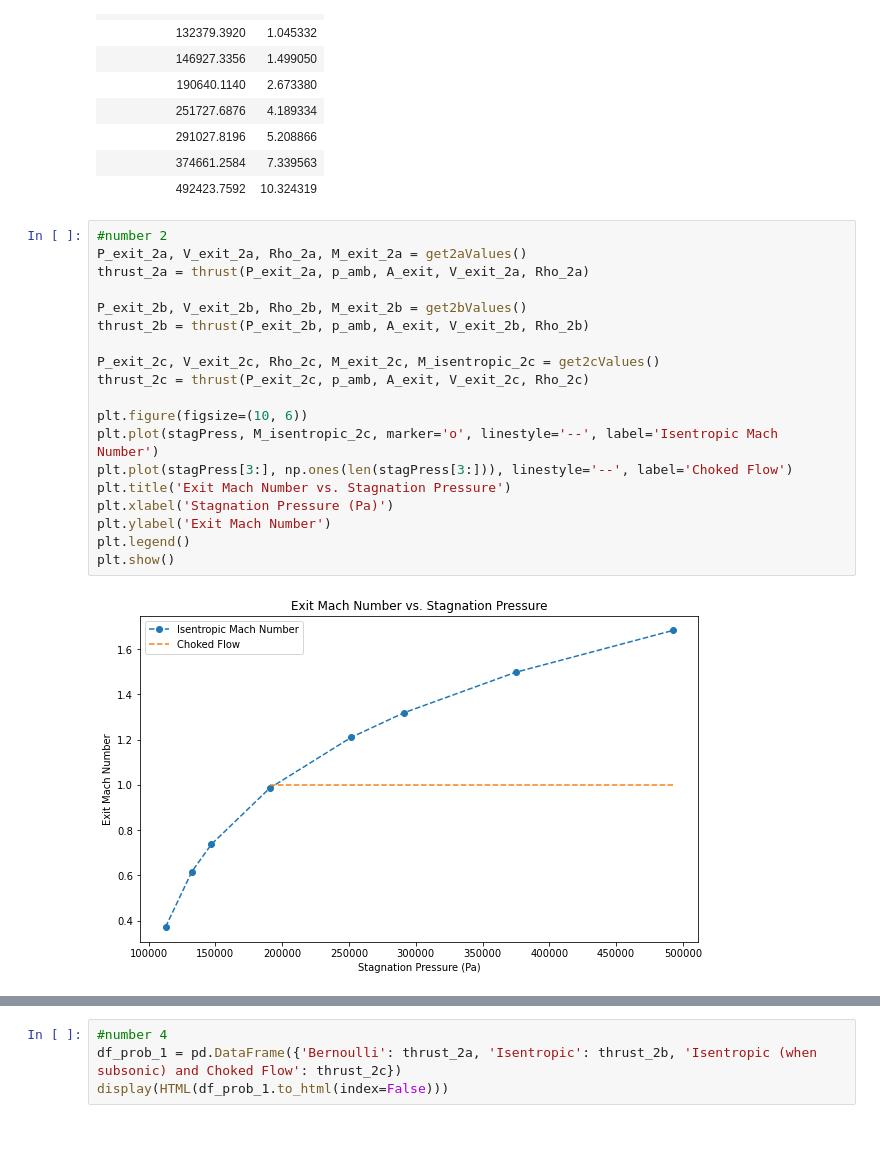
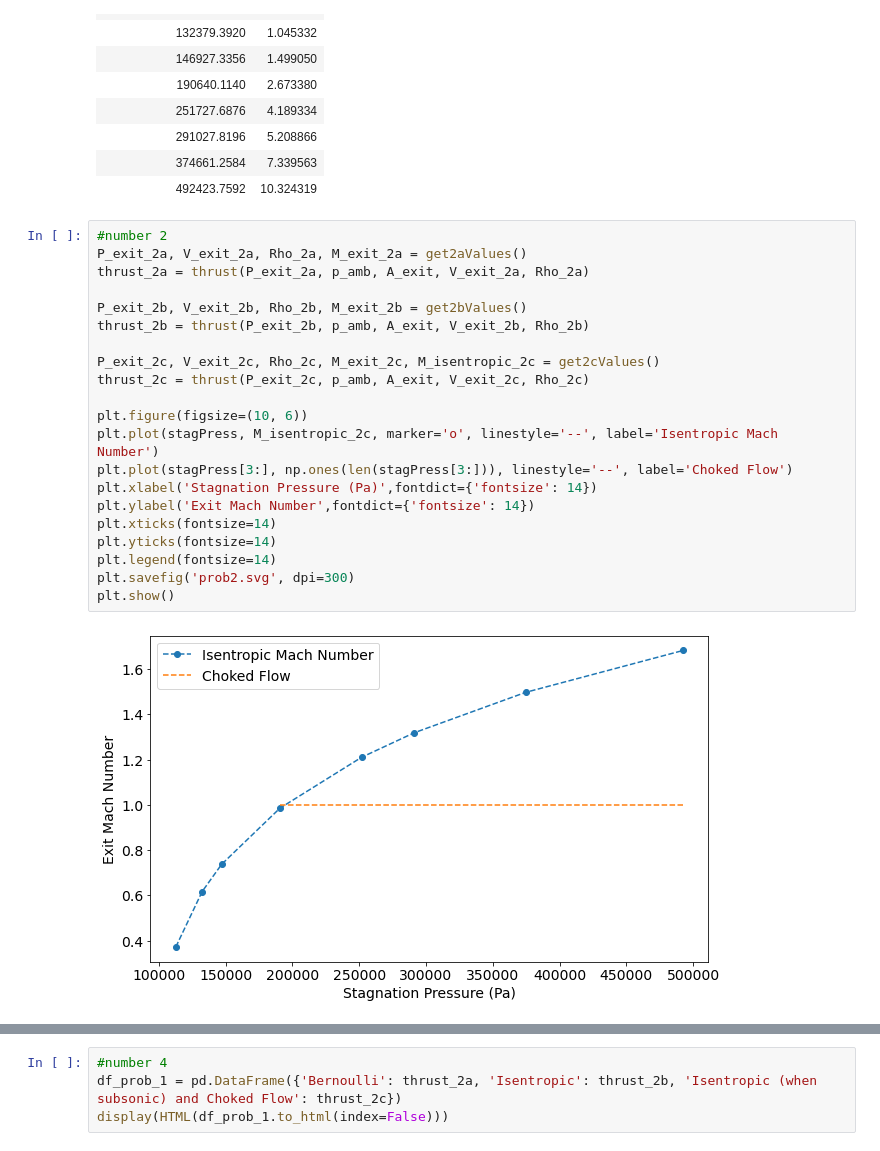
Before and after one commit to EvanY14/AE460-Fa23, a Jupyter notebook: Lab_3/dat_anal.ipynb, the cells around one changed output, grey strips where cells are left out. Drawn from its saved outputs; the diff is of its cells as text.

Commit message:
adjusted plots

```diff
--- a/Lab_3/dat_anal.ipynb
+++ b/Lab_3/dat_anal.ipynb
@@ -97,24 +97,26 @@ display(HTML(df_prob_1.to_html(index=False)))
 # %%
 #number 2
 P_exit_2a, V_exit_2a, Rho_2a, M_exit_2a = get2aValues()
 thrust_2a = thrust(P_exit_2a, p_amb, A_exit, V_exit_2a, Rho_2a)
 
 P_exit_2b, V_exit_2b, Rho_2b, M_exit_2b = get2bValues()
 thrust_2b = thrust(P_exit_2b, p_amb, A_exit, V_exit_2b, Rho_2b)
 
 P_exit_2c, V_exit_2c, Rho_2c, M_exit_2c, M_isentropic_2c = get2cValues()
 thrust_2c = thrust(P_exit_2c, p_amb, A_exit, V_exit_2c, Rho_2c)
 
 plt.figure(figsize=(10, 6))
 plt.plot(stagPress, M_isentropic_2c, marker='o', linestyle='--', label='Isentropic Mach Number')
 plt.plot(stagPress[3:], np.ones(len(stagPress[3:])), linestyle='--', label='Choked Flow')
-plt.title('Exit Mach Number vs. Stagnation Pressure')
-plt.xlabel('Stagnation Pressure (Pa)')
-plt.ylabel('Exit Mach Number')
-plt.legend()
+plt.xlabel('Stagnation Pressure (Pa)',fontdict={'fontsize': 14})
+plt.ylabel('Exit Mach Number',fontdict={'fontsize': 14})
+plt.xticks(fontsize=14)
+plt.yticks(fontsize=14)
+plt.legend(fontsize=14)
+plt.savefig('prob2.svg', dpi=300)
 plt.show()
 # %% [output]
-[figure, old version]
+[figure, new version]
 # %%
 #number 3
 plt.figure(figsize=(10, 6))
```
Also changed, not shown: parts of 2 cells of this notebook, 3 other files.
